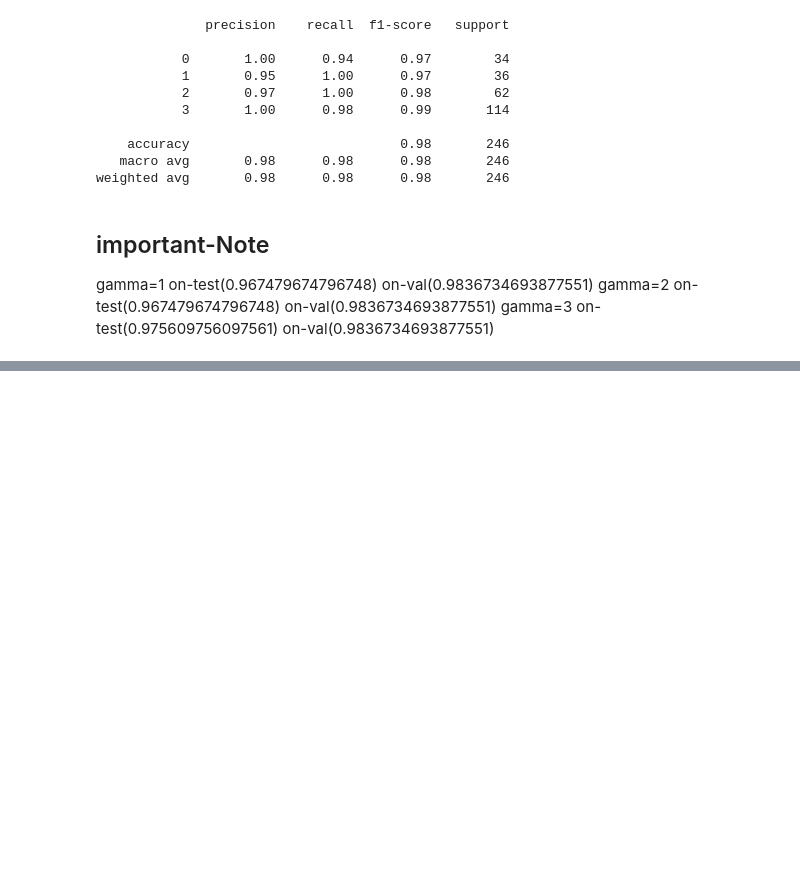
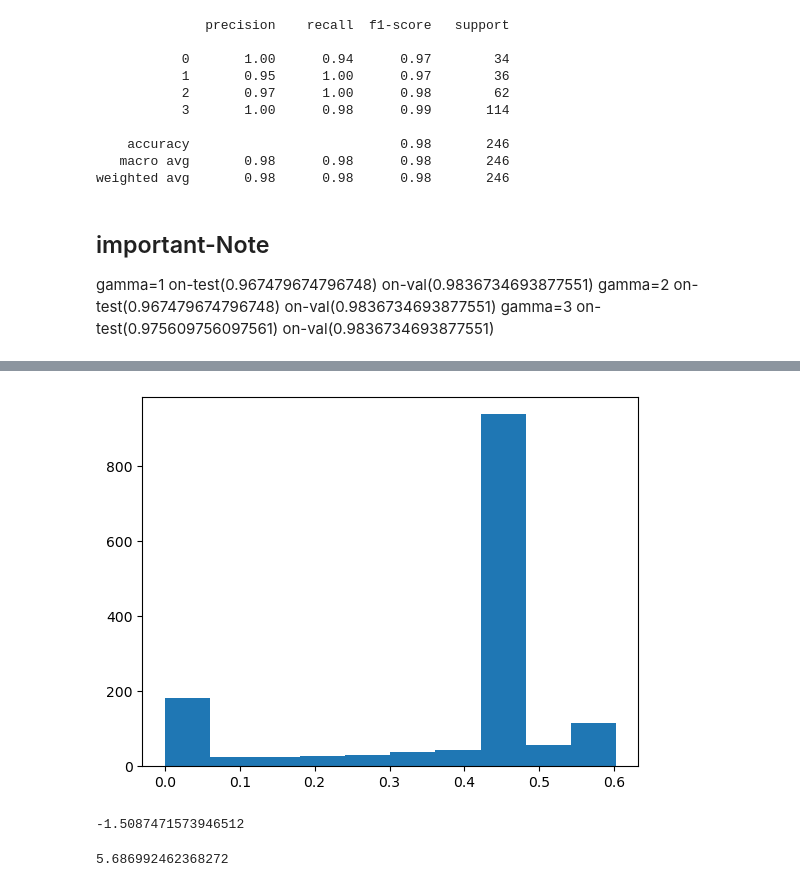
Before and after one commit to Thebrownboy/BioMetrica, a Jupyter notebook: Pipe_Line.ipynb, the cells around one changed output, grey strips where cells are left out. Drawn from its saved outputs; the diff is of its cells as text; code cells hidden in the pictures; blank space fills up the shorter version.

```diff
--- a/Pipe_Line.ipynb
+++ b/Pipe_Line.ipynb
@@ -163,0 +201,17 @@ gamma=3 on-test(0.975609756097561) on-val(0.9836734693877551)
+# %%
+# pd.Series(np.log(df_temp["Time_E_Dev"])).skew()
+
+df_temp=df.copy()
+# %%
+plt.hist(np.log10(df_temp["Meal_Count"]))
+plt.show()
+# %% [output]
+[figure, added]
+# %%
+pd.Series(np.log10(df_temp["Meal_Count"])).skew()
+# %% [output]
+-1.5087471573946512
+# %%
+pd.Series(X_train[:,14]).skew()
+# %% [output]
+5.686992462368272
```
Also changed, not shown: parts of 7 cells of this notebook, 10 other files.
